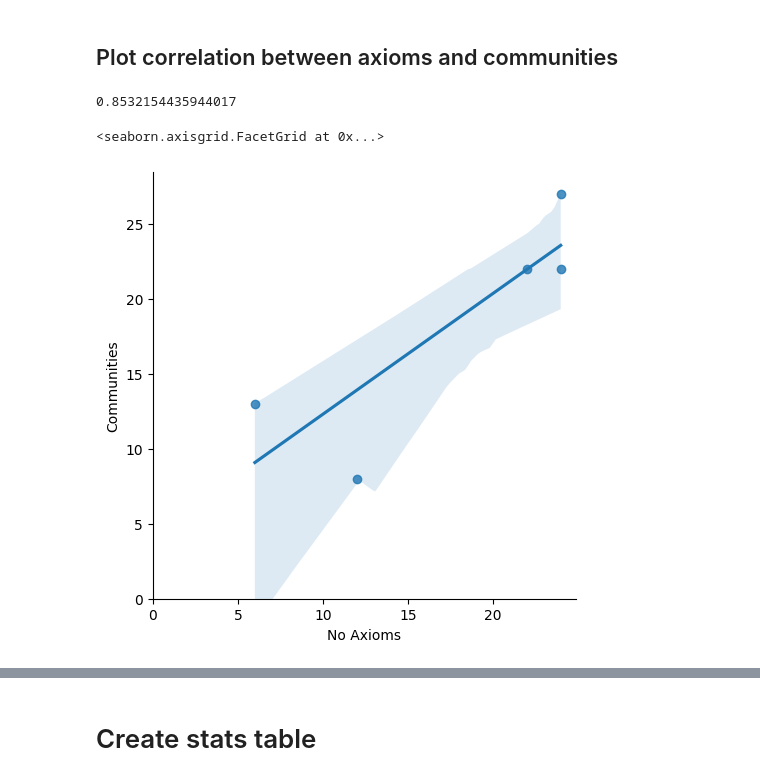
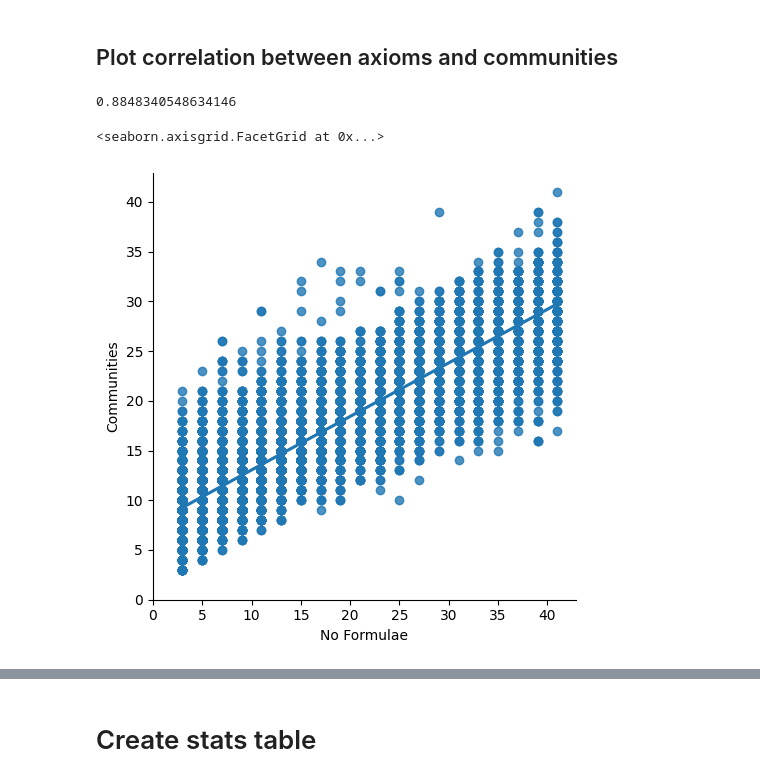
Before and after one commit to EdvardHolden/gnn-entailment-caption, a Jupyter notebook: notebooks/Graph Topology - Analyse.ipynb, the cells around one changed output, grey strips where cells are left out. Drawn from its saved outputs; the diff is of its cells as text; code cells hidden in the pictures.

```diff
--- a/notebooks/Graph Topology - Analyse.ipynb
+++ b/notebooks/Graph Topology - Analyse.ipynb
@@ -9,0 +12,2 @@ with open('graph_top_stats.pickle', 'rb') as handle:
+# %%
+data = {k: v for k, v in data.items() if v != -1}
@@ -27,18 +50,22 @@ df
 # %% [markdown]
 ## Plot correlation between axioms and communities
+# %%
+df['No Formulae'] = df['No Axioms'] + 1
 # %%
 # Axiom and community correlation
-df['No Axioms'].corr(df['Communities'])
+df['No Formulae'].corr(df['Communities'])
 # %% [output]
-0.8532154435944017
+0.8848340548634146
 # %%
-g = sns.lmplot(x="No Axioms", y="Communities", data=df)
+g = sns.lmplot(x="No Formulae", y="Communities", data=df)
 #max_label = int(max(max(df["No Axioms"]), max(df['Communities'])))
 #ax.set_xticklabels(range(0, max_label + 1))
 #ax.set_yticklabels(range(0, max_label + 1))
 
+# tODO this is not the right plot!!
+
 g.set(ylim=(0, None))
 g.set(xlim=(0, None))
 # %% [output]
 <seaborn.axisgrid.FacetGrid at 0x...>
-[figure, old version]
+[figure, new version]
```
Also changed, not shown: parts of 12 cells of this notebook, 1 other file.
